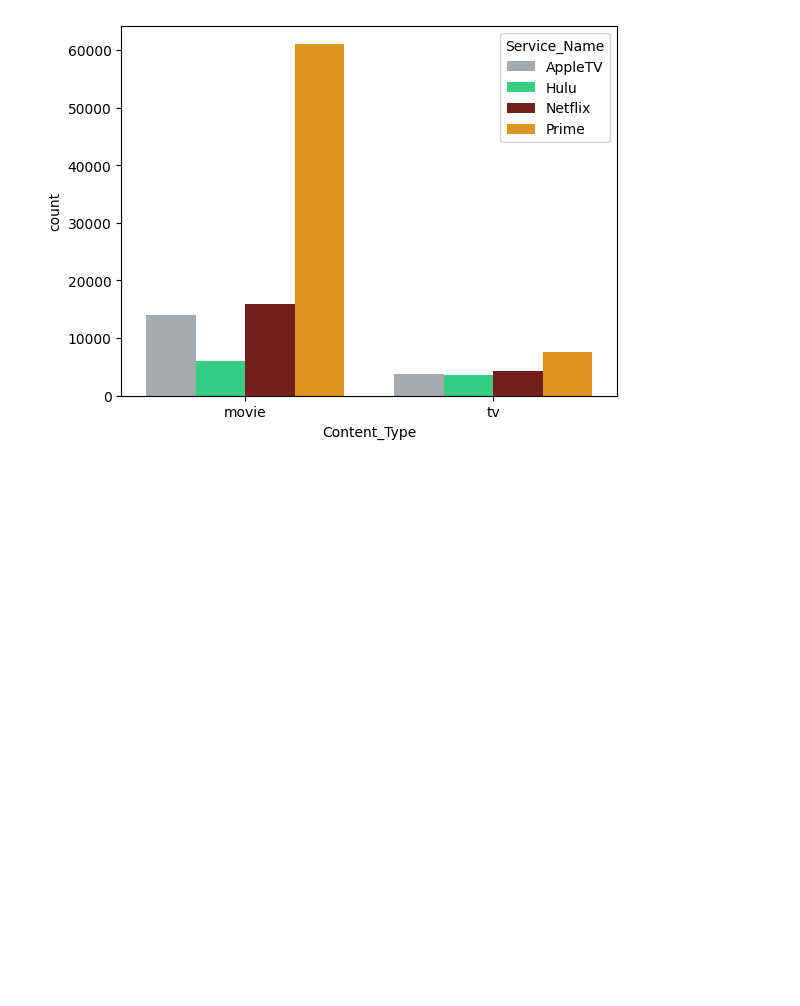
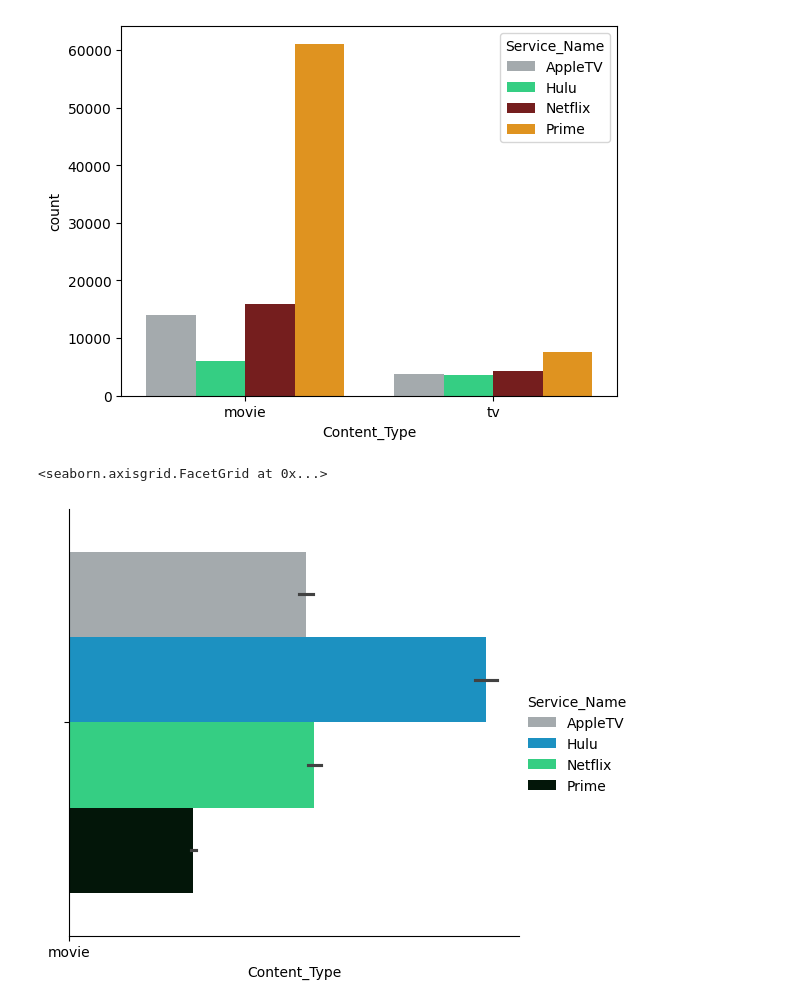
Before and after one commit to rkynhoff/Streaming_Service_Comparisons, a Jupyter notebook: STRM_SERV_COMP_V2.ipynb, the cells around one changed output. Cells and saved outputs as stored; diff of their text form; code cells hidden in the pictures; blank space fills up the shorter version.

Commit message:
frustration with bar colors

```diff
--- a/STRM_SERV_COMP_V2.ipynb
+++ b/STRM_SERV_COMP_V2.ipynb
@@ -645,3 +646,11 @@ sn.countplot(streaming_clean, x = "Content_Type", hue = "Service_Name", palette
 # %% [output]
 <Axes: xlabel='Content_Type', ylabel='count'>
 [figure]
+# %%
+# https://stackoverflow.com/questions/70917937/how-to-set-a-specific-color-for-each-bar-in-a-barplot
+colors = [(163/255, 170/255, 174/255, 1), (0, 157/255, 220/255, 1), (28/255, 231/255, 131/255, 1),(0, 25/255, 8/255, 1),(216/255, 31/255, 38/255, 1), (34/255, 31/255, 31/255, 1),(163/255, 170/255, 174/255, 1),(35/255, 47/255, 62/255, 1)]
+
+sn.catplot(x = "Content_Type", hue = "Service_Name", data = streaming_clean, kind = "bar", palette = colors)
+# %% [output]
+<seaborn.axisgrid.FacetGrid at 0x...>
+[figure, added]
```
Also changed, not shown: parts of 3 cells of this notebook.
